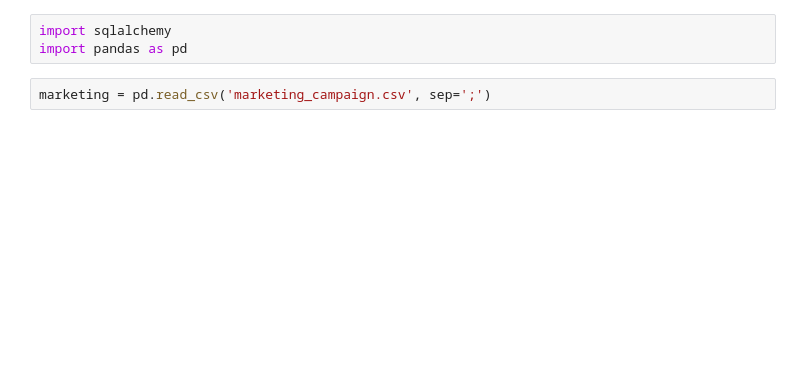
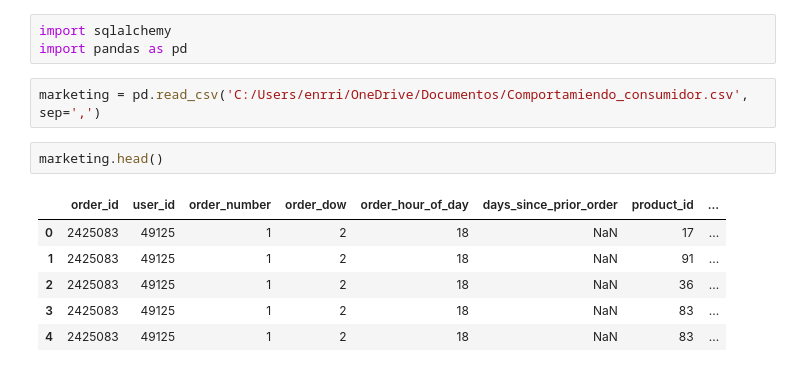
Before and after one commit to SciAndres/ETLmarketing, a Jupyter notebook: SubirDatos.ipynb, the cells around one changed output. Saved outputs shown, nothing was run; the diff lists cells and outputs as text; blank space fills up the shorter version.

```diff
--- a/SubirDatos.ipynb
+++ b/SubirDatos.ipynb
@@ -9,4 +4,13 @@ Note: you may need to restart the kernel to use updated packages.
 import sqlalchemy
 import pandas as pd
 # %%
-marketing = pd.read_csv('marketing_campaign.csv', sep=';')
+marketing = pd.read_csv('C:/Users/enrri/OneDrive/Documentos/Comportamiendo_consumidor.csv', sep=',')
+# %%
+marketing.head()
+# %% [output]
+|  | order_id | user_id | order_number | order_dow | order_hour_of_day | days_since_prior_order | product_id | ... |
+| 0 | 2425083 | 49125 | 1 | 2 | 18 | NaN | 17 | ... |
+| 1 | 2425083 | 49125 | 1 | 2 | 18 | NaN | 91 | ... |
+| 2 | 2425083 | 49125 | 1 | 2 | 18 | NaN | 36 | ... |
+| 3 | 2425083 | 49125 | 1 | 2 | 18 | NaN | 83 | ... |
+| 4 | 2425083 | 49125 | 1 | 2 | 18 | NaN | 83 | ... |
```
Also changed, not shown: parts of 4 cells of this notebook, 1 other file.
